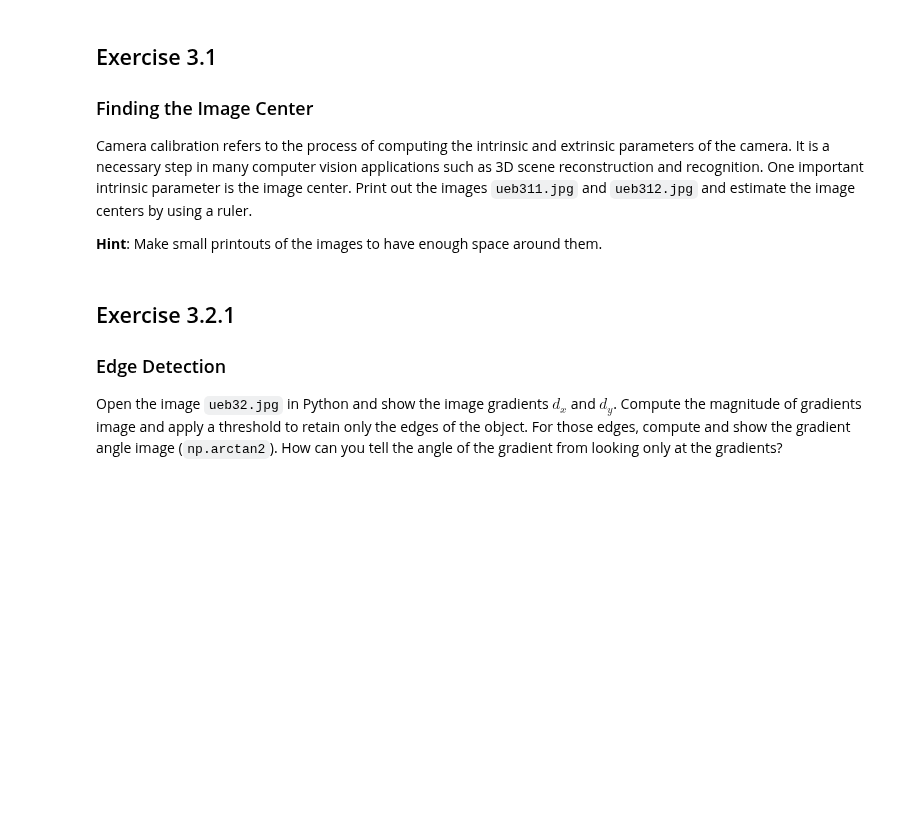
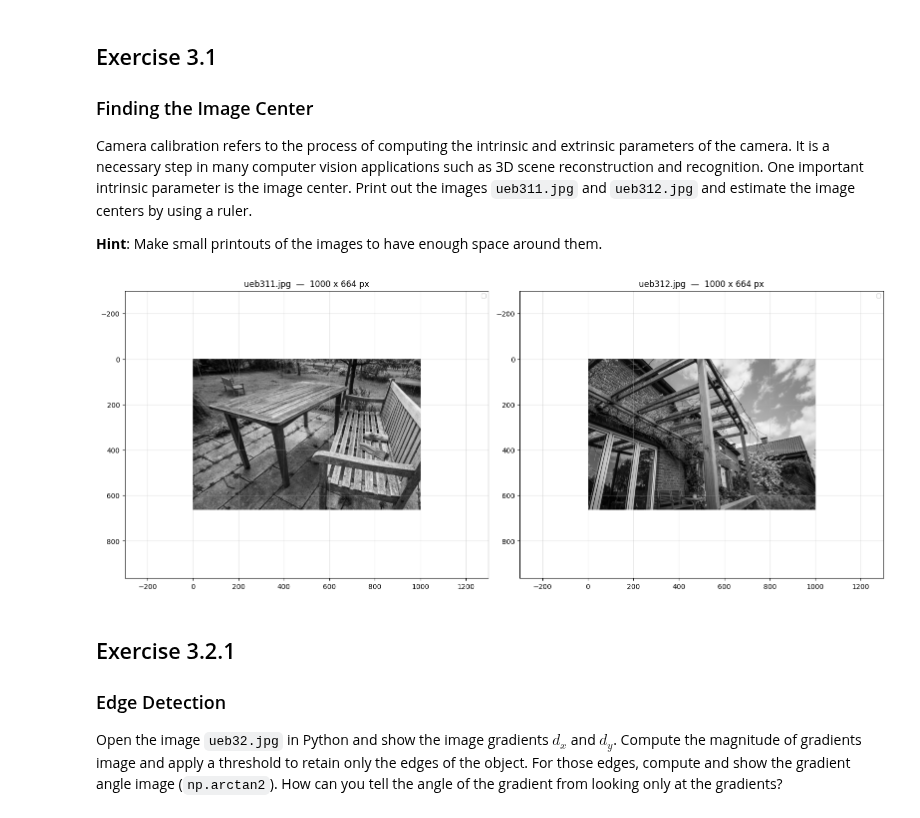
Before and after one commit to Jette-j/Computervision, a Jupyter notebook: exercise_3.ipynb, the cells around one changed output. Saved outputs shown, nothing was run; the diff lists cells and outputs as text; code cells hidden in the pictures; blank space fills up the shorter version.

```diff
--- a/exercise_3.ipynb
+++ b/exercise_3.ipynb
@@ -63,6 +63,41 @@ def gradient(image):
     gradient_y = cv2.filter2D(image, -1, k_y) # CONVOLUTION mit k_Y
     #cv2.filter2D schiebt den Kernel über jeden Pixel und berechnet die gewichtete Summe der Nachbarn — das ist eine Faltung (Convolution).
     return gradient_x, gradient_y
+# %%
+# load images
+img311 = load_image_gray_normalized('/content/cs4250/data/exercise_3/ueb311.jpg')
+img312 = load_image_gray_normalized('/content/cs4250/data/exercise_3/ueb312.jpg')
+
+fig, axes = plt.subplots(1, 2, figsize=(16, 8))
+
+estimated_center_311 = (510, 340)
+estimated_center_312 = (495, 325)
+
+for ax, img, name, est_center in zip(axes, [img311, img312], ['ueb311.jpg', 'ueb312.jpg'],  [estimated_center_311, estimated_center_312]):
+    h, w = img.shape
+
+    # Bild mit extra Rand anzeigen (damit Linien über den Rand hinaus gehen)
+    ax.imshow(img, cmap='gray', extent=[0, w, h, 0])
+    ax.set_xlim(-300, w+300)   # extra Platz links/rechts
+    ax.set_ylim(h+300, -300)   # extra Platz oben/unten
+    #geomatrical center
+    #ax.plot(w/2, h/2, 'r+', markersize=20, markeredgewidth=2, label=f'Geometrische Mitte ({w/2:.0f}, {h/2:.0f})')
+
+    #image center
+    #ax.plot( est_center[0], est_center[1], 'bx', markersize=12, markeredgewidth=2,
+    #    label=f'Geschätzte Mitte (Ruler) {est_center}'
+    #)
+
+    ax.set_title(f'{name}  —  {w} x {h} px')
+    ax.legend(fontsize=8)
+    ax.grid(True, alpha=0.3)
+
+
+#plt.suptitle('Image Center (mit Rand zum Messen)', fontsize=13)
+plt.tight_layout()
+plt.show()
+# %% [output]
+[figure, added]
 # %% [markdown]
 ## Exercise 3.2.1
 ### Edge Detection
```
